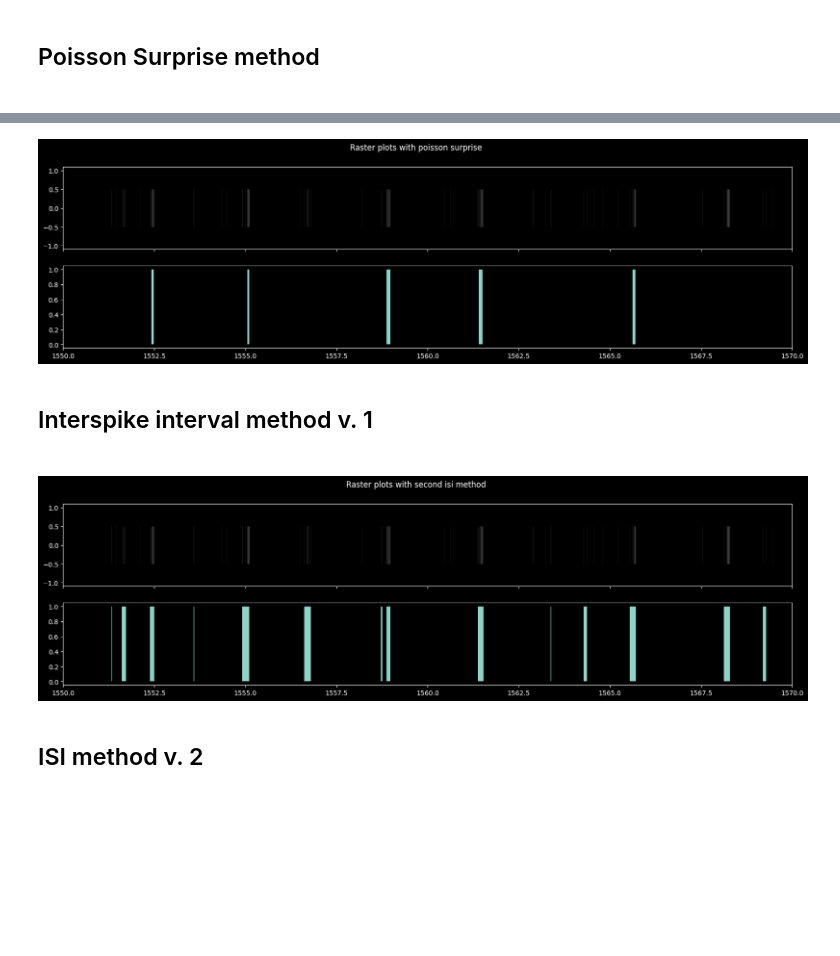
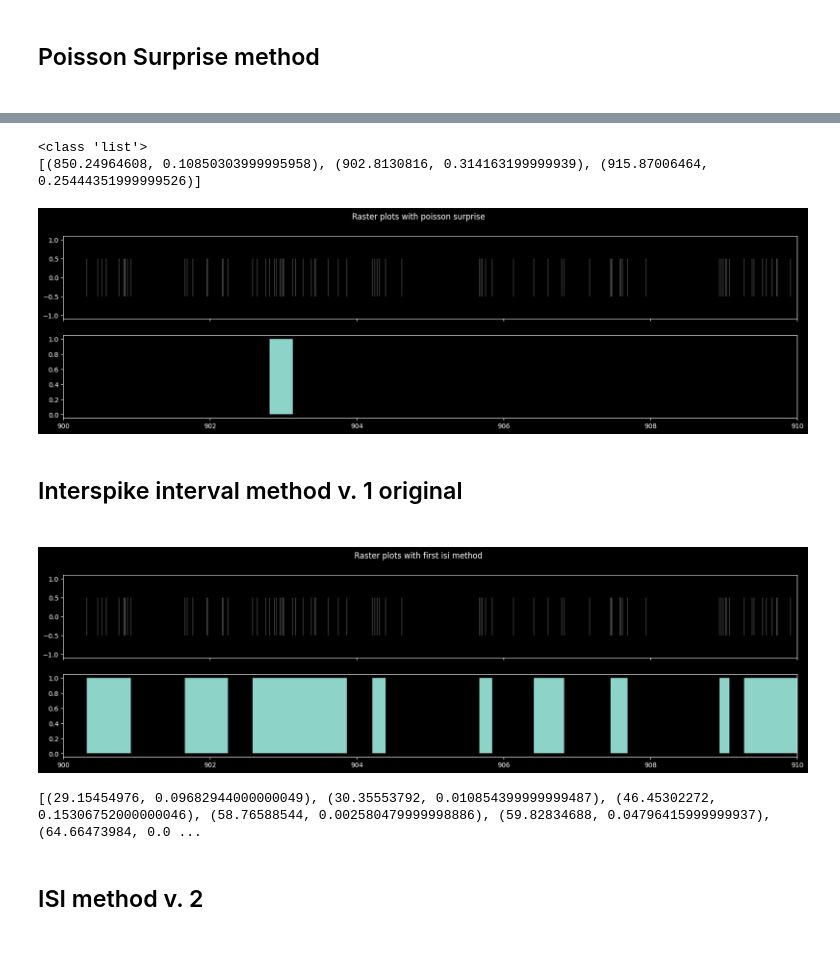
Before and after one commit to damianjwilliams/TDT_synapse, a Jupyter notebook: Bursting_analysis.ipynb, the cells around one changed output, grey strips where cells are left out. Drawn from its saved outputs; the diff is of its cells as text; code cells hidden in the pictures; blank space fills up the shorter version.

```diff
--- a/Bursting_analysis.ipynb
+++ b/Bursting_analysis.ipynb
@@ -55,7 +87,7 @@ for a in range(number_of_channels):
 #i.e. will remove all the events in selected channels from every channel
 
 #select noise channels
-noise_channels = spike_ts[0:4]
+noise_channels = spike_ts[1:6]
 
 #test_channels = spike_ts[]
 
@@ -66,5 +98,13 @@ print(f'total number of events to remove: {len(noise_spikes)}')
 noise_spikes_set = set(noise_spikes)
 
 #remove all occurrences of noise events in all channels
+
+
+#print(spike_ts_wo_noise)
+
+
 spike_ts_wo_noise = [[i for i in l if i not in noise_spikes] for l in spike_ts]
+
+
+#print(spike_ts_wo_noise)
 # %% [output]
@@ -106,5 +148,5 @@ plt.show()
 # %%
-channel_of_interest = 14
+channel_of_interest = 11
 # %%
 #This plots every spike with the noise spikes shown in red
 
@@ -568,8 +547,9 @@ burst_durations = poisson_suprise_results["bursts"]
 # %%
 #list of bursts [beginning:end]
 
+print(type(burst_durations))
 
-#Convert to tuples for plotting
+#convert to tuples for plotting
 burst_array_tuples = [tuple(x) for x in burst_durations]
 
 #Create a list of tuples which contain (start of burst,duration of burst)
@@ -580,28 +560,36 @@ for chan in burst_array_tuples:
     block_array.append(new_list)
 
 burst_array_tuples = [tuple(x) for x in block_array]
+
+print(burst_array_tuples[-4:])
+# %% [output]
+<class 'list'>
+[(850.24964608, 0.10850303999995958), (902.8130816, 0.314163199999939), (915.87006464, 0.25444351999999526)]
 # %%
-x_lim_start = 1550
-x_lim_end = 1570
+x_lim_start = 900
+x_lim_end = 910
 # %%
 #Plot event detection
 
 
 fig, axs = plt.subplots(nrows=2, ncols=1, figsize=(20,5), sharex=True)
-axs[0].eventplot(spike_ts_wo_noise[channel_of_interest], linelengths = 1, linewidth = 0.05, colors ='w', alpha = 1,lineoffsets=0)
+axs[0].eventplot(spike_ts_wo_noise[channel_of_interest], linelengths = 1, linewidth = 0.3, colors ='w', alpha = 1,lineoffsets=0)
 axs[1].broken_barh(burst_array_tuples,(0,1))
 
-#plt.xlim(1558, 1559.96397824)
+#plt.xlim(1000, 1100)
 
 fig.suptitle('Raster plots with poisson surprise')
 plt.xlim(x_lim_start,x_lim_end)
-#plt.xlim(2141.7,2142)
-plt.savefig('burst_figure_poisson.png', dpi=1200)
+
+
+plt.savefig("C:/Users/dw2471/Dropbox/IGM projects/SCN8A/Data/Field_potential_data/Spontaneous_activity/"+slice_id+"_burst_figure_poisson.png")
+
+
 plt.show()
 # %% [output]
-[figure, old version]
+[figure, new version]
 # %% [markdown]
-<h2>Interspike interval method v. 1<h2>
+<h2>Interspike interval method v. 1 original<h2>
 # %%
 #Other isi burst method
 
@@ -612,7 +600,7 @@ from https://github.com/easy-electrophysiology/easy-electrophysiology-analysis/b
 """
 
 minTime = 100
-maxInterval = 100
+maxInterval = 200
 minNspikes = 2
 
 
@@ -659,41 +647,54 @@ for i in burstOnsetCandidates:
 
 burstTList = []
 burst_positions_isi_1 = []
 for j in range(len(allBurstList)):
     burstTList.append(spike_times[allBurstList[j]])
     number_of_spikes = len(spike_times[allBurstList[j]])
     initial_spike = ((spike_times[allBurstList[j]])[0])/1000
     final_spike = ((spike_times[allBurstList[j]])[number_of_spikes-1])/1000
     burst_duration = final_spike-initial_spike
 
     """
     print("**********")
     print(f'spike times:\t{spike_times[allBurstList[j]]}')
     print(f'number of spikes:\t{number_of_spikes+1}')
     print(f'initial spike time:\t{initial_spike}')
     print(f'final spike time:\t{final_spike}')
-    print(f'burst duration:\t{burst_duration}')
     """
 
-    burst_info = (initial_spike,burst_duration)
-    burst_positions_isi_1.append(burst_info)
+    if(burst_duration > 0):
+        #print(f'burst duration:\t{burst_duration}')
+        burst_info = (initial_spike,burst_duration)
+        burst_positions_isi_1.append(burst_info)
+
+
+
 
     #print(f'spike duration:\t{spikes_duration}\t\tspike times:\t{spike_times[allBurstList[j]]}')
 
 
-#print(burst_positions)
+#print(burst_positions_isi_1[-4:])
 
 fig, axs = plt.subplots(nrows=2, ncols=1, figsize=(20,5), sharex=True)
-axs[0].eventplot(spike_ts_wo_noise[channel_of_interest], linelengths = 1, linewidth = 0.05, colors ='w', alpha = 1,lineoffsets=0)
+axs[0].eventplot(spike_ts_wo_noise[channel_of_interest], linelengths = 1, linewidth = 0.3, colors ='w', alpha = 1,lineoffsets=0)
 axs[1].broken_barh(burst_positions_isi_1,(0,1))
 
-fig.suptitle('Raster plots with second isi method')
+
+
+fig.suptitle('Raster plots with first isi method')
 plt.xlim(x_lim_start,x_lim_end)
-plt.savefig('burst_figure_with_isi_method.png', dpi=1200)
+
+
+plt.savefig("C:/Users/dw2471/Dropbox/IGM projects/SCN8A/Data/Field_potential_data/Spontaneous_activity/"+slice_id+"_burst_figure_isi_1.png",dpi=1200)
+
+
 
 plt.show()
+
+print(burst_positions_isi_1[1:10])
 # %% [output]
-[figure, old version]
+[figure, new version]
+[(29.15454976, 0.09682944000000049), (30.35553792, 0.010854399999999487), (46.45302272, 0.15306752000000046), (58.76588544, 0.002580479999998886), (59.82834688, 0.04796415999999937), (64.66473984, 0.0 ...
 # %% [markdown]
 <h2>ISI method v. 2<h2>
 # %%
```
Also changed, not shown: parts of 27 cells of this notebook.
